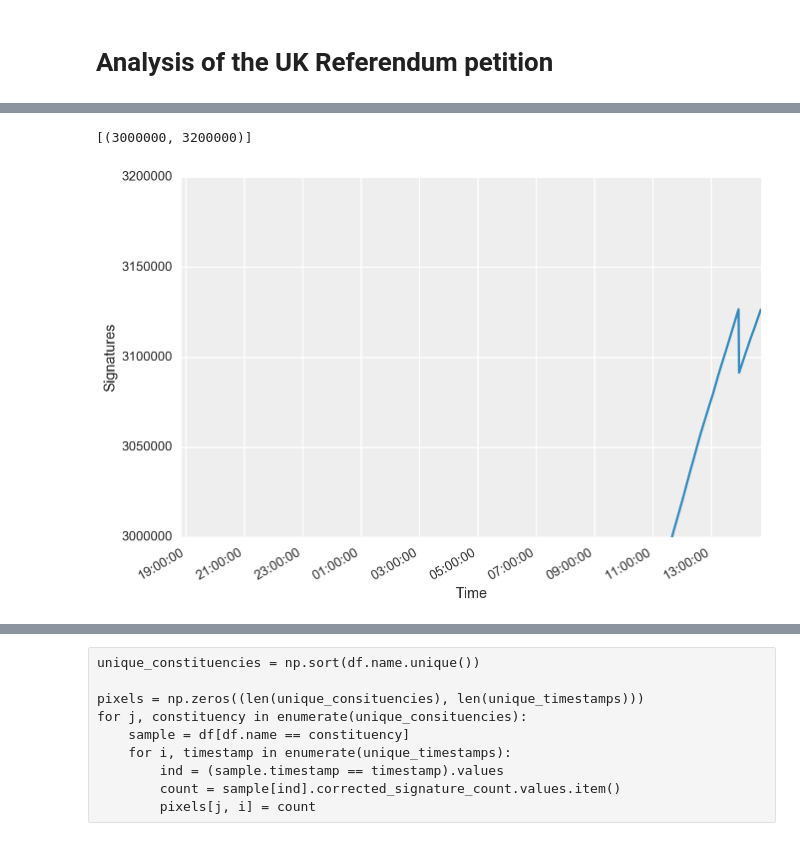
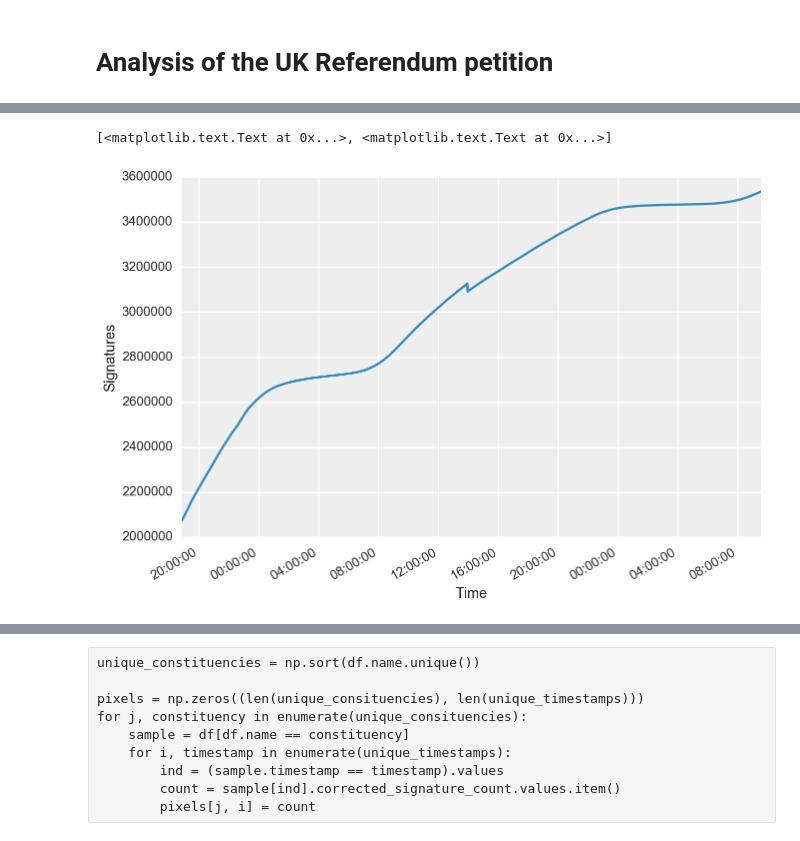
Before and after one commit to mindriot101/eu-referendum-petition-stats, a Jupyter notebook: visualisation.ipynb, the cells around one changed output, grey strips where cells are left out. Drawn from its saved outputs; the diff is of its cells as text; code cells hidden in the pictures.

```diff
--- a/visualisation.ipynb
+++ b/visualisation.ipynb
@@ -62,11 +62,10 @@ total size is 97301485  speedup is 45.53
 # %%
 g = df.groupby(level=0)['corrected_signature_count'].sum()
 ax = g.plot(x='index')
 ax.set(xlabel='Time', ylabel='Signatures')
-ax.set(ylim=(3000000, 3200000))
 # %% [output]
-[(3000000, 3200000)]
+[<matplotlib.text.Text at 0x...>, <matplotlib.text.Text at 0x...>]
-[figure, old version]
+[figure, new version]
 # %%
 sig_count = df.groupby('timestamp').sum()['corrected_signature_count']
 # %%
```
Also changed, not shown: parts of 7 cells of this notebook.
